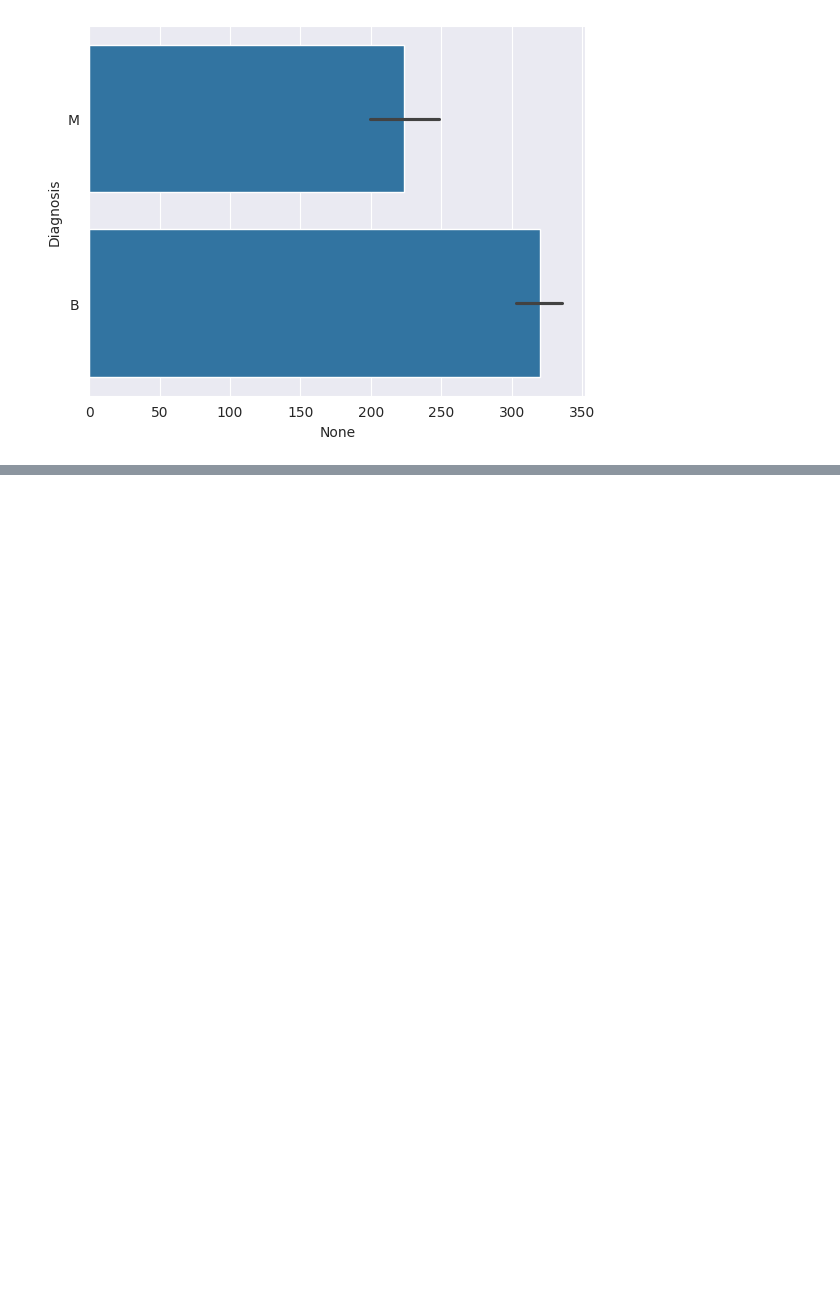
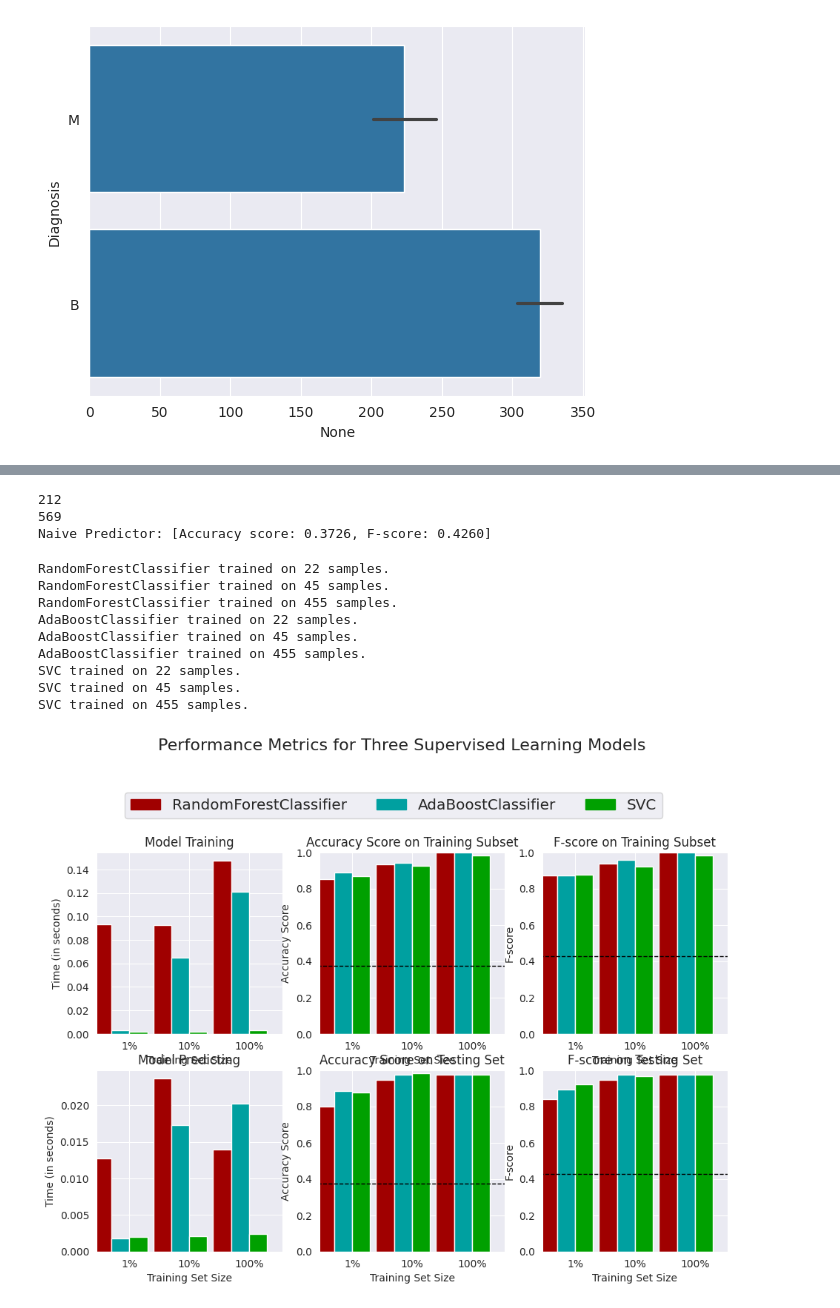
Before and after one commit to Silent-Walker423/WGU_Capstone, a Jupyter notebook: Data/data_explore.ipynb, the cells around one changed output, grey strips where cells are left out. Saved outputs shown, nothing was run; the diff lists cells and outputs as text; code cells hidden in the pictures; blank space fills up the shorter version.

Commit message:
Progress toward selecting the correct classifier

```diff
--- a/Data/data_explore.ipynb
+++ b/Data/data_explore.ipynb
@@ -153,0 +369,66 @@ plt.plot(cancer_ss.groupby('Diagnosis').mean())
+# %%
+
+# TODO: Calculate accuracy, precision and recall
+diagnosis = (cancer_label == 1).astype(int)
+true_positive = int(np.sum(diagnosis))
+total_count = int(cancer_label.count())
+accuracy = true_positive/total_count
+recall = 1
+precision = accuracy
+
+# TODO: Calculate F-score using the formula above for beta = 0.5 and correct values for precision and recall.
+beta = 0.5
+fscore = (1 + np.power(beta,2)) * ((precision * recall)/((np.power(beta,2) * precision) + recall))
+
+print(true_positive)
+print(total_count)
+# Print the results
+print("Naive Predictor: [Accuracy score: {:.4f}, F-score: {:.4f}]".format(accuracy, fscore))
+# %% [output]
+212
+569
+Naive Predictor: [Accuracy score: 0.3726, F-score: 0.4260]
+# %%
+# TODO: Import the three supervised learning models from sklearn
+from sklearn.ensemble import RandomForestClassifier, AdaBoostClassifier, GradientBoostingClassifier
+from sklearn.linear_model import LinearRegression
+from sklearn.svm import SVC
+#import visuals as vs
+
+# TODO: Initialize the three models
+clf_A = RandomForestClassifier(random_state=21)
+clf_B = AdaBoostClassifier(random_state=21)
+clf_C = SVC(kernel='linear', random_state=21)
+#clf_C = LinearRegression()
+#clf_C = GradientBoostingClassifier()
+
+# TODO: Calculate the number of samples for 1%, 10%, and 100% of the training data
+# HINT: samples_100 is the entire training set i.e. len(y_train)
+# HINT: samples_10 is 10% of samples_100 (ensure to set the count of the values to be `int` and not `float`)
+# HINT: samples_1 is 1% of samples_100 (ensure to set the count of the values to be `int` and not `float`)
+samples_100 = len(y_train)
+samples_10 = int(len(y_train) * 0.1)
+samples_5 = int(len(y_train) * 0.05)
+
+# Collect results on the learners
+results = {}
+for clf in [clf_A, clf_B, clf_C]:
+    clf_name = clf.__class__.__name__
+    results[clf_name] = {}
+    for i, samples in enumerate([samples_5, samples_10, samples_100]):
+        results[clf_name][i] = \
+        train_predict(clf, samples, X_train, y_train, X_test, y_test)
+
+# Run metrics visualization for the three supervised learning models chosen
+evaluate(results, accuracy, fscore)
+# %% [output]
+RandomForestClassifier trained on 22 samples.
+RandomForestClassifier trained on 45 samples.
+RandomForestClassifier trained on 455 samples.
+AdaBoostClassifier trained on 22 samples.
+AdaBoostClassifier trained on 45 samples.
+AdaBoostClassifier trained on 455 samples.
+SVC trained on 22 samples.
+SVC trained on 45 samples.
+SVC trained on 455 samples.
+[figure, added]
```
Also changed, not shown: parts of 15 cells of this notebook.
